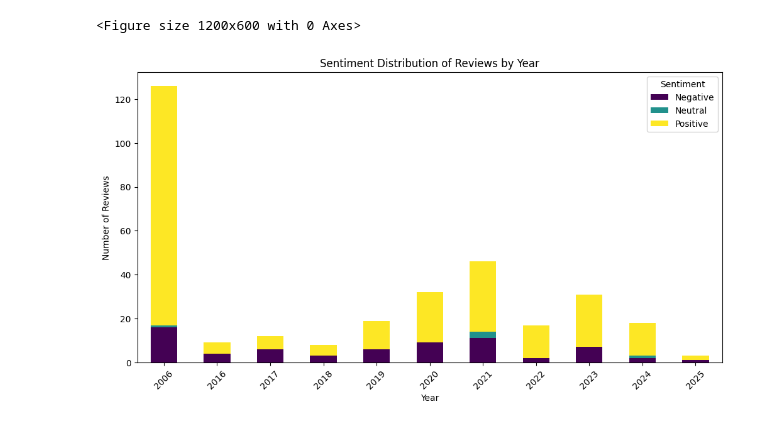
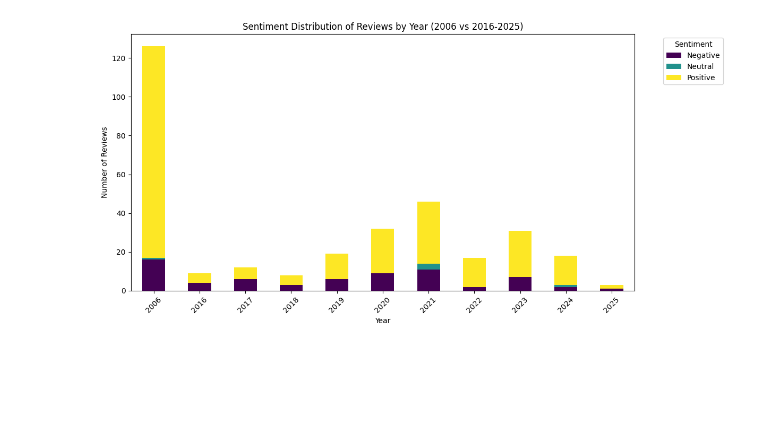
Before and after one commit to pwy7fv/DS-4002-Group-Projects, a Jupyter notebook: OUTPUT/FF3_+_FF4_Vader_Visualizations.ipynb, the cells around one changed output. Drawn from its saved outputs; the diff is of its cells as text; code cells hidden in the pictures; blank space fills up the shorter version.

```diff
--- a/OUTPUT/FF3_+_FF4_Vader_Visualizations.ipynb
+++ b/OUTPUT/FF3_+_FF4_Vader_Visualizations.ipynb
@@ -31,0 +19,4 @@ plt.show()
+# %%
+#creating dataframe of FF3_vader_2006 data to analyze
+df3_vader06 = pd.read_csv('/content/DS-4002-Group-Projects/DATA/Cleaned Data/FF3_Vader2006.csv', low_memory=False)
+df3_vader06.head()
@@ -31,0 +30,4 @@ plt.show()
+# %%
+#creating dataframe of FF3_vader_dec data to analyze(2016 - 2025)
+df3_vader_dec = pd.read_csv('/content/DS-4002-Group-Projects/DATA/Cleaned Data/FF3_Vader_dec.csv', low_memory=False)
+df3_vader_dec.head()
@@ -32,24 +159,32 @@ plt.show()
 # %%
+# Concatenate both datasets into a single DataFrame
+df3_combined = pd.concat([df3_vader06, df3_vader_dec], ignore_index=True)
 
-# Count occurrences of each sentiment per year
-sentiment_counts = df3.groupby(["Year", "Sentiment Overall"]).size().reset_index(name="Count")
+# 2. Group by Year, Sentiment Overall, and Period
+sentiment_counts_combined = df3_combined.groupby(["Year", "Overall Sentiment"]).size().reset_index(name="Count")
 
-# Pivot the data to get Sentiment as columns
-sentiment_pivot = sentiment_counts.pivot(index="Year", columns="Sentiment Overall", values="Count").fillna(0)
+# 3. Pivot the data to get Sentiment as columns
+sentiment_pivot_combined = sentiment_counts_combined.pivot_table(index=["Year"],
+                                                                columns="Overall Sentiment",
+                                                                values="Count",
+                                                                aggfunc="sum",
+                                                                fill_value=0).reset_index()
 
-# Plot
+# 4. Plotting
 plt.figure(figsize=(12, 6))
-sentiment_pivot.plot(kind="bar", stacked=True, colormap="viridis", figsize=(12,6))
+
+# Create a bar plot with 'Year' on the x-axis, and sentiment counts on the y-axis
+sentiment_pivot_combined.plot(kind="bar", x="Year", stacked=True, colormap="viridis", figsize=(12, 6), ax=plt.gca())
 
 # Labels and Title
 plt.xlabel("Year")
 plt.ylabel("Number of Reviews")
-plt.title("Sentiment Distribution of Reviews by Year")
-plt.legend(title="Sentiment")
+plt.title("Sentiment Distribution of Reviews by Year (2006 vs 2016-2025)")
+plt.legend(title="Sentiment", bbox_to_anchor=(1.05, 1), loc='upper left')
 plt.xticks(rotation=45)
 
-# Show Plot
+# Show plot
+plt.tight_layout()
 plt.show()
 # %% [output]
-<Figure size 1200x600 with 0 Axes>
-[figure, old version]
+[figure, new version]
```
Also changed, not shown: parts of 16 cells of this notebook.
